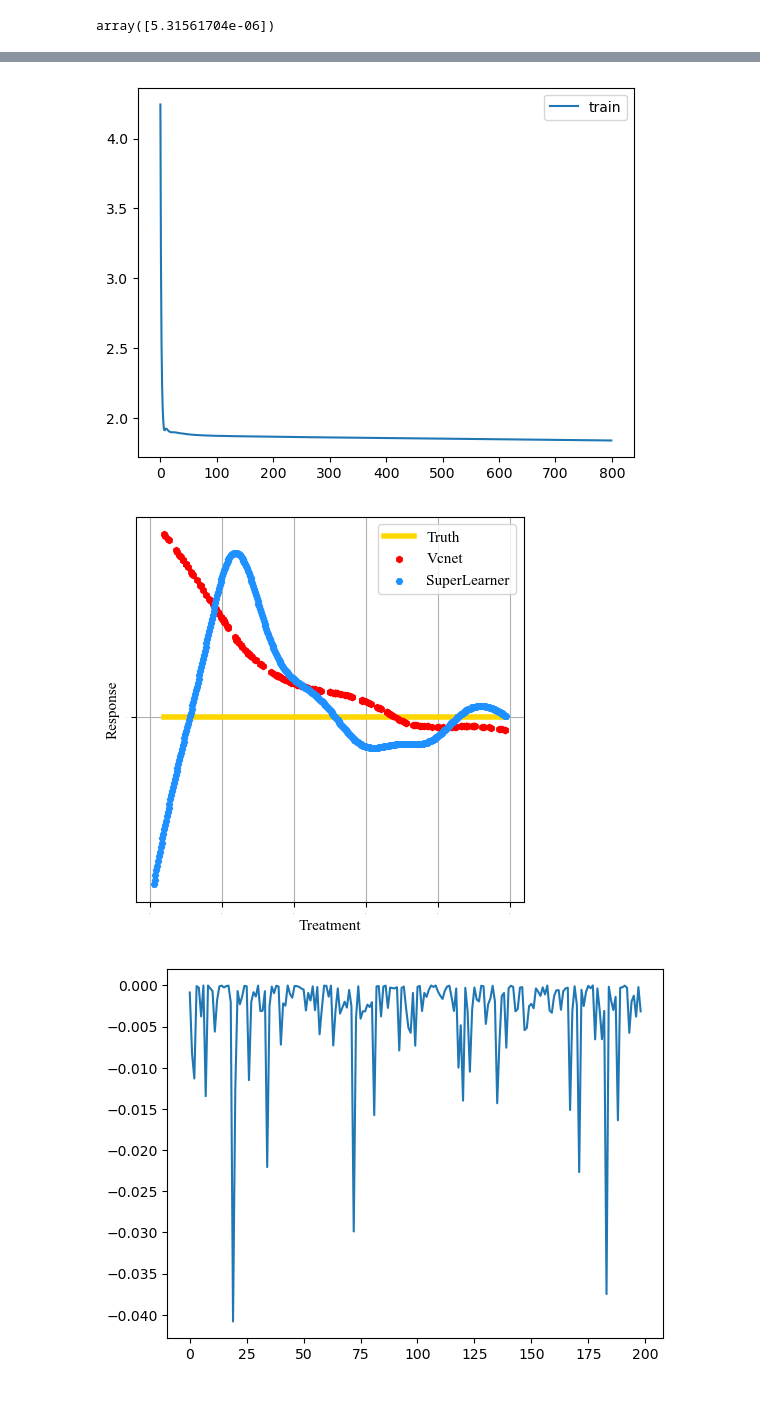
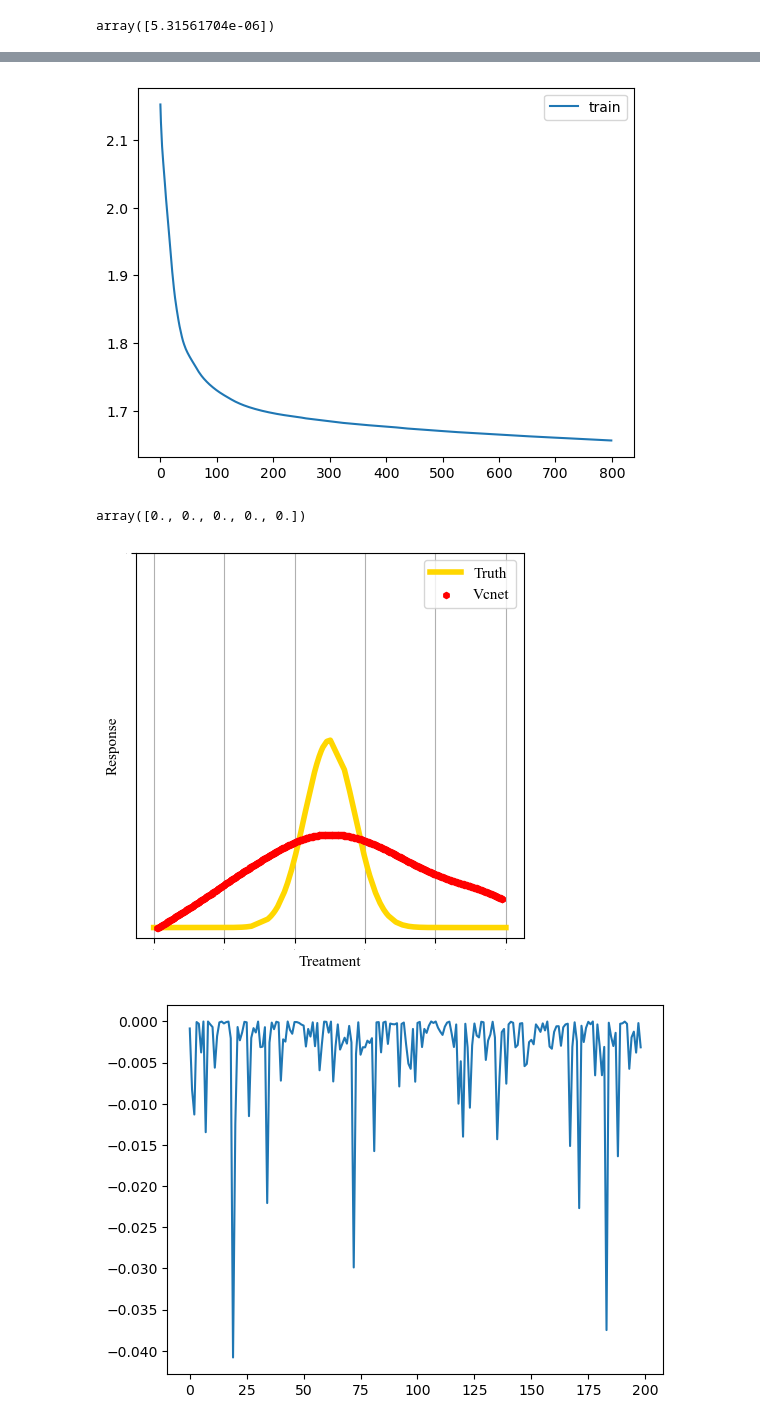
Before and after one commit to yanyuchen/causal_net_test, a Jupyter notebook: python.ipynb, the cells around one changed output, grey strips where cells are left out. Saved outputs shown, nothing was run; the diff lists cells and outputs as text; code cells hidden in the pictures.

```diff
--- a/python.ipynb
+++ b/python.ipynb
@@ -1708,12 +1708,12 @@ if __name__ == "__main__":
     # check val loss
     verbose = args.verbose
 
-    #cfg_density = [(4, 50, 1, 'relu'), (50, 50, 1, 'relu')]
-    cfg_density = [(6, 50, 1, 'relu'), (50, 50, 1, 'relu')]
+    cfg_density = [(4, 50, 1, 'relu'), (50, 50, 1, 'relu')]
+    #cfg_density = [(6, 50, 1, 'relu'), (50, 50, 1, 'relu')]
     num_grid = 10
     cfg = [(50, 50, 1, 'relu'), (50, 1, 1, 'id')]
-    degree = 2
-    knots = [0.33, 0.66]
+    degree = 2 #2
+    knots = [0.33, 0.66] #[0.25, 0.5, 0.75] #[0.33, 0.66]
     model = Vcnet(cfg_density, num_grid, cfg, degree, knots)
     model._initialize_weights()
 
@@ -1793,5 +1796,5 @@ current test loss:  0.008485499769449234
 # %%
-DRDR0 = pd.read_csv('R/logs/simu1/eval/fit_delta_0.5.txt', header=None, sep=' ')
+DRDR0 = pd.read_csv('R/logs/simu2/eval/fit_delta_0.5.txt', header=None, sep=' ')
 DRDR0 = DRDR0.to_numpy()
 # %%
 if args.plt_adrf:
@@ -1825,7 +1828,7 @@ if args.plt_adrf:
     #plt.scatter(x, y.mean().repeat(y.shape), marker='H', label='mean(Vcnet)', alpha=1, zorder=3, color=c3, s=20)
 
     x = DRDR0[:,0]
-    y = DRDR0[:,1]
+    y = DRDR0[:,1]-1
     plt.scatter(x, y, marker='H', label='SuperLearner', alpha=1, zorder=3, color=c3, s=20)
 
     plt.yticks(np.arange(1, 1.5, 0.5), fontsize=0, family='Times New Roman')
@@ -1854,7 +1857,7 @@ test_from_delta(tmp1, 0.135)
 array([5.31561704e-06])
 # %%
 class args_:
-    data_dir = 'dataset/simu1/eval/0'
+    data_dir = 'dataset/simu2/eval/0'
     #save_dir = 'logs/simu1/eval'
     n_epochs = 800
     verbose = 100
@@ -1864,7 +1867,7 @@ args = args_
 # %%
 if __name__ == "__main__":
     # delta
-    delta = 0
+    delta = 0.5
 
     # splitting ratio, inf_ratio; noise size, rho
     inf_ratio = 0.2
@@ -1897,8 +1900,8 @@ if __name__ == "__main__":
     # check val loss
     verbose = args.verbose
 
-    #cfg_density = [(4, 50, 1, 'relu'), (50, 50, 1, 'relu')]
-    cfg_density = [(6, 50, 1, 'relu'), (50, 50, 1, 'relu')]
+    cfg_density = [(4, 50, 1, 'relu'), (50, 50, 1, 'relu')]
+    #cfg_density = [(6, 50, 1, 'relu'), (50, 50, 1, 'relu')]
     num_grid = 10
     cfg = [(50, 50, 1, 'relu'), (50, 1, 1, 'id')]
     degree = 2
@@ -1946,11 +1949,11 @@ if __name__ == "__main__":
             print('current epoch: ', epoch)
             print('loss: ', loss.data)
 
-    t_grid_hat, mse = curve(model, test_matrix, t_grid, targetreg=TargetReg)
+    #t_grid_hat, mse = curve(model, test_matrix, t_grid, targetreg=TargetReg)
 
-    mse = float(mse)
-    print('current loss: ', float(loss.data))
-    print('current test loss: ', mse)
+    #mse = float(mse)
+    #print('current loss: ', float(loss.data))
+    #print('current test loss: ', mse)
     print('-----------------------------------------------------------------')
     print('-----------------------------------------------------------------')
 
@@ -1982,3 +1983,3 @@ current test loss:  0.006910244934260845
 -----------------------------------------------------------------
 -----------------------------------------------------------------
-[figure, old version]
+[figure, new version]
@@ -1985 +2022,5 @@ current test loss:  0.006910244934260845
+# %%
+np.zeros(10).reshape(2, 5).mean(0)
+# %% [output]
+array([0., 0., 0., 0., 0.])
 # %%
@@ -2016,9 +2057,9 @@ if args.plt_adrf:
     #y = grid[0][1, :]
     #plt.scatter(x, y.mean().repeat(y.shape), marker='H', label='mean(Vcnet)', alpha=1, zorder=3, color=c3, s=20)
 
-    x = DRDR0_[:,0]
-    y = DRDR0_[:,1]
-    plt.scatter(x, y, marker='H', label='SuperLearner', alpha=1, zorder=3, color=c3, s=20)
+    #x = DRDR0_[:,0]
+    #y = DRDR0_[:,1]
+    #plt.scatter(x, y, marker='H', label='SuperLearner', alpha=1, zorder=3, color=c3, s=20)
 
     plt.yticks(np.arange(1, 1.5, 0.5), fontsize=0, family='Times New Roman')
     plt.xticks(np.arange(0, 1.1, 0.2), fontsize=0, family='Times New Roman')
@@ -2033,7 +2074,7 @@ if args.plt_adrf:
     #plt.savefig(save_path + "/Vc_Dr.pdf", bbox_inches='tight')
     plt.show()
 # %% [output]
-[figure, old version]
+[figure, new version]
 # %%
 from utils.eval import calculate_delta, test_from_delta
 # %%
```
Also changed, not shown: parts of 45 cells of this notebook, 41 other files.
